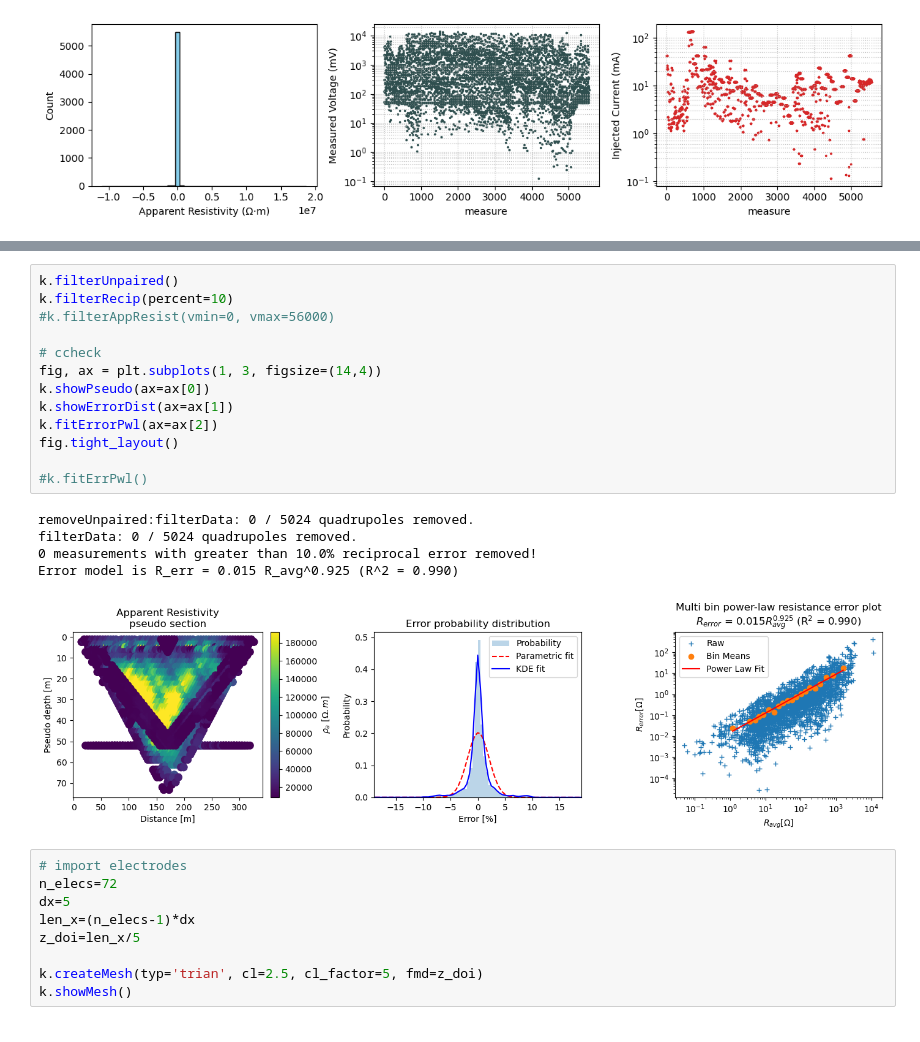
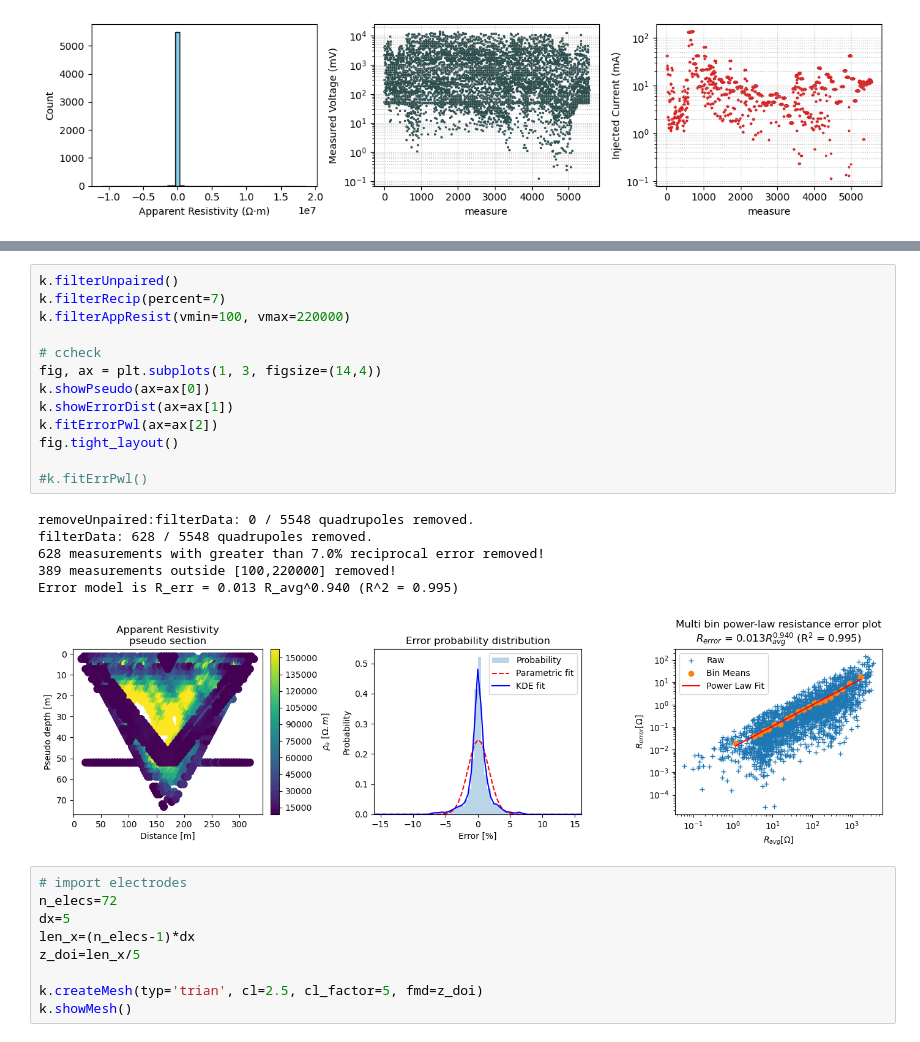
Before and after one commit to AlbCa/GeophysicalTools, a Jupyter notebook: ert/notebooks/nb_2Dreal-resipy.ipynb, the cells around one changed output, grey strips where cells are left out. Cells and saved outputs as stored; diff of their text form.

```diff
--- a/ert/notebooks/nb_2Dreal-resipy.ipynb
+++ b/ert/notebooks/nb_2Dreal-resipy.ipynb
@@ -286,22 +285,23 @@ print(vmin, vmax)
 # %%
 k.filterUnpaired()
-k.filterRecip(percent=10)
-#k.filterAppResist(vmin=0, vmax=56000)
+k.filterRecip(percent=7)
+k.filterAppResist(vmin=100, vmax=220000)
 
 # ccheck
 fig, ax = plt.subplots(1, 3, figsize=(14,4))
 k.showPseudo(ax=ax[0])
 k.showErrorDist(ax=ax[1])
 k.fitErrorPwl(ax=ax[2])
 fig.tight_layout()
 
 #k.fitErrPwl()
 # %% [output]
-removeUnpaired:filterData: 0 / 5024 quadrupoles removed.
-filterData: 0 / 5024 quadrupoles removed.
-0 measurements with greater than 10.0% reciprocal error removed!
-Error model is R_err = 0.015 R_avg^0.925 (R^2 = 0.990)
+removeUnpaired:filterData: 0 / 5548 quadrupoles removed.
+filterData: 628 / 5548 quadrupoles removed.
+628 measurements with greater than 7.0% reciprocal error removed!
+389 measurements outside [100,220000] removed!
+Error model is R_err = 0.013 R_avg^0.940 (R^2 = 0.995)
-[figure, old version]
+[figure, new version]
 # %%
 # import electrodes
 n_elecs=72
```
Also changed, not shown: parts of 10 cells of this notebook, 1 other file.
